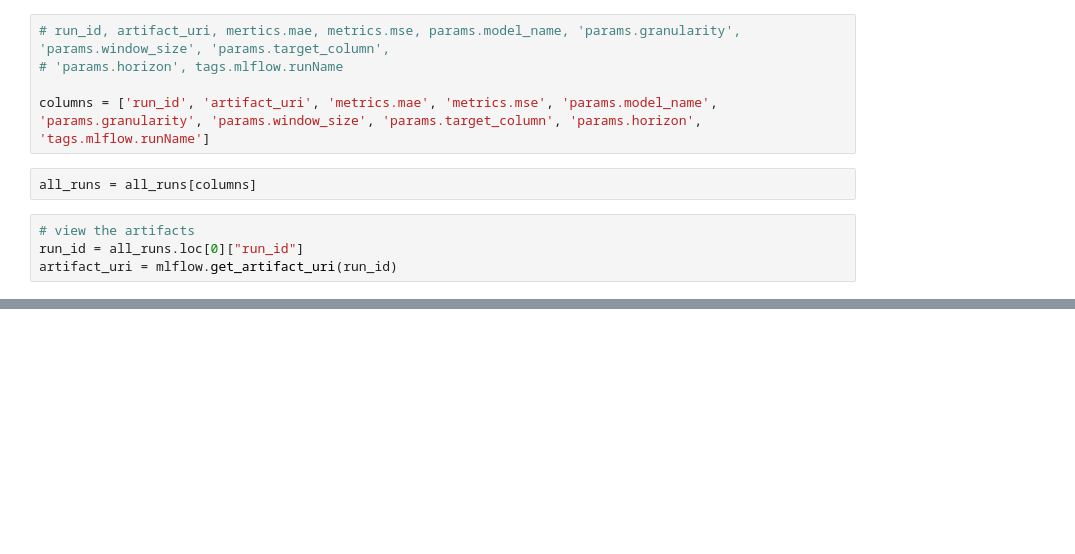
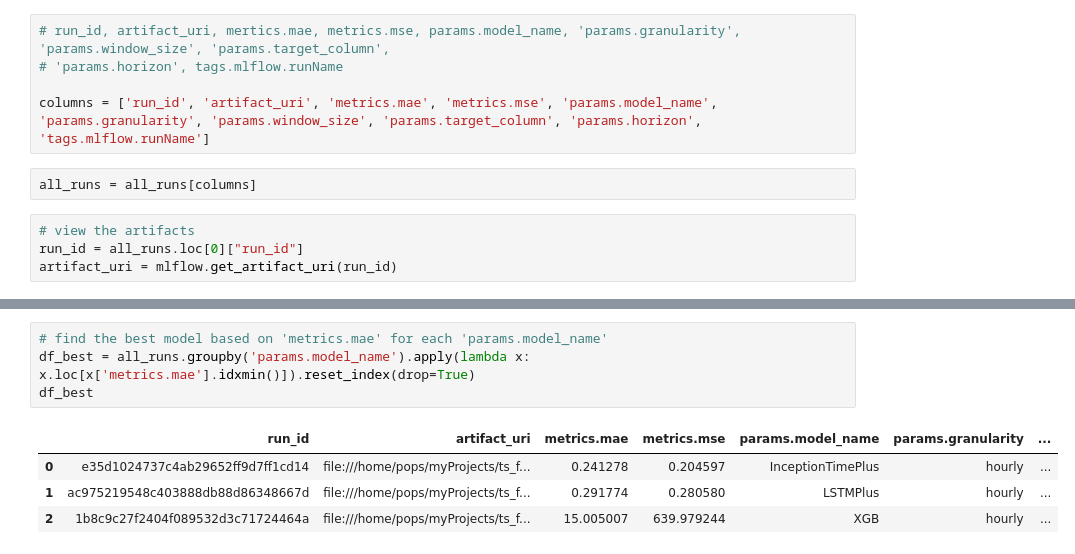
Before and after one commit to mijanr/ForecastFlow, a Jupyter notebook: notebooks/tsai_models.ipynb, the cells around one changed output, grey strips where cells are left out. Cells and saved outputs as stored; diff of their text form; blank space fills up the shorter version.

Commit message:
find best runs out of all runs

```diff
--- a/notebooks/tsai_models.ipynb
+++ b/notebooks/tsai_models.ipynb
@@ -144,0 +165,9 @@ df_best
+# %%
+# find the best model based on 'metrics.mae' for each 'params.model_name'
+df_best = all_runs.groupby('params.model_name').apply(lambda x: x.loc[x['metrics.mae'].idxmin()]).reset_index(drop=True)
+df_best
+# %% [output]
+|  | run_id | artifact_uri | metrics.mae | metrics.mse | params.model_name | params.granularity | ... |
+| 0 | e35d1024737c4ab29652ff9d7ff1cd14 | file:///home/pops/myProjects/ts_f... | 0.241278 | 0.204597 | InceptionTimePlus | hourly | ... |
+| 1 | ac975219548c403888db88d86348667d | file:///home/pops/myProjects/ts_f... | 0.291774 | 0.280580 | LSTMPlus | hourly | ... |
+| 2 | 1b8c9c27f2404f089532d3c71724464a | file:///home/pops/myProjects/ts_f... | 15.005007 | 639.979244 | XGB | hourly | ... |
```
Also changed, not shown: parts of 9 cells of this notebook.
